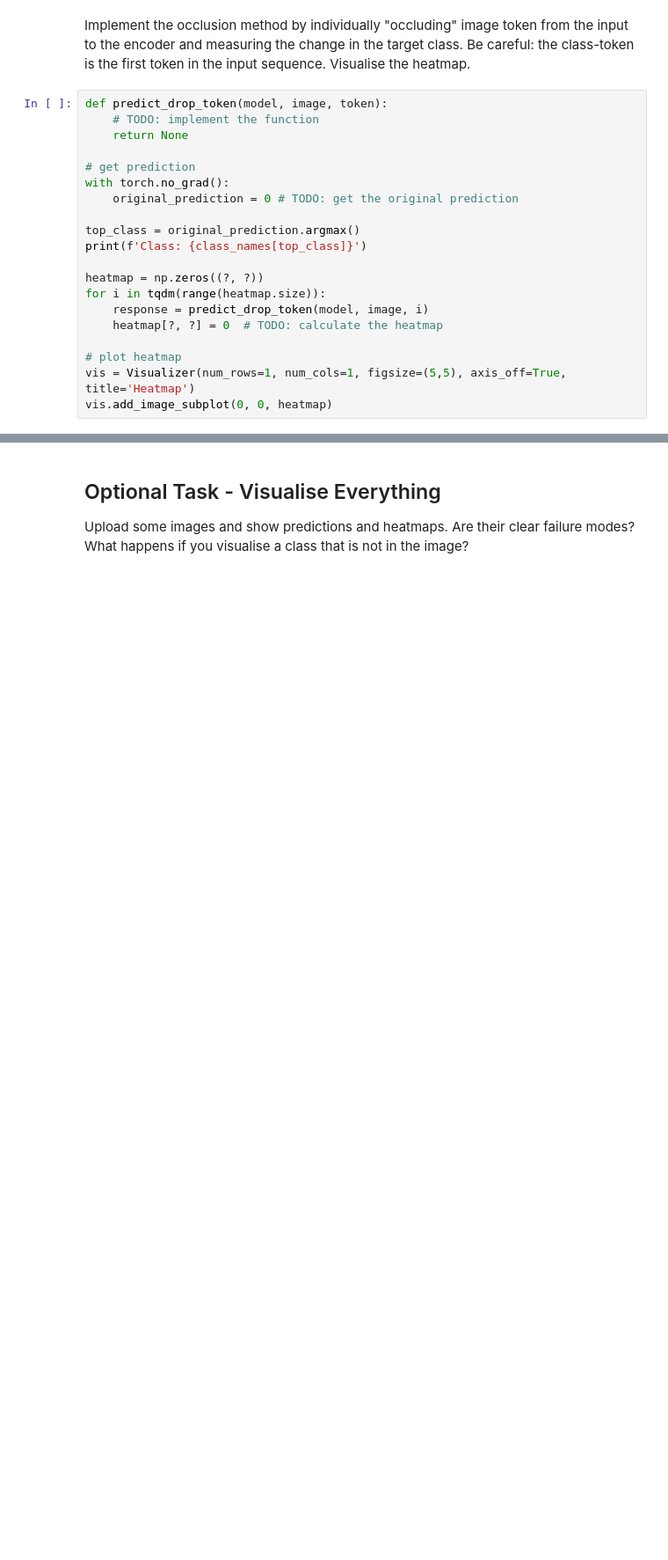
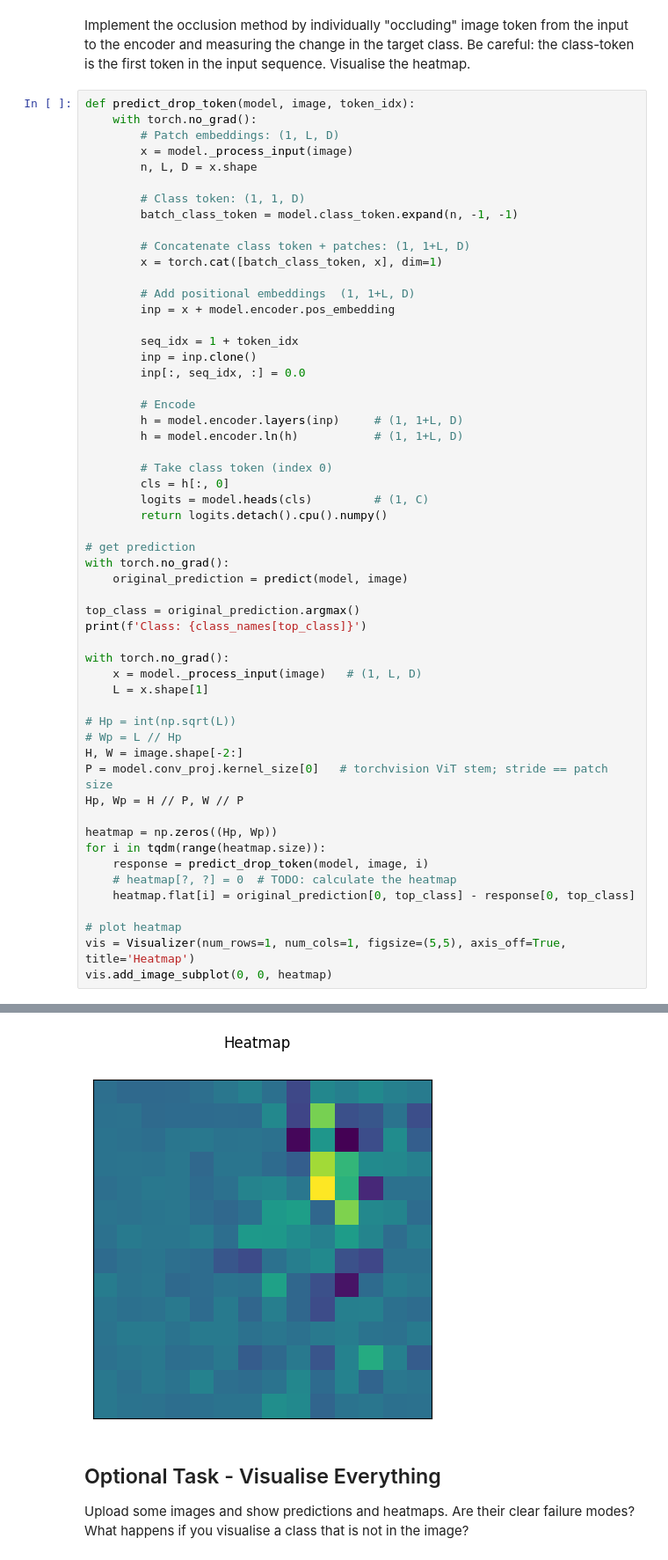
Before and after one commit to BrindanYasodaran/CVIS-oxford, a Jupyter notebook: practical2.ipynb, the cells around one changed output, grey strips where cells are left out. Shown at 88% size. Drawn from its saved outputs; the diff is of its cells as text; blank space fills up the shorter version.

```diff
--- a/practical2.ipynb
+++ b/practical2.ipynb
@@ -551,22 +562,58 @@ print(f'Predicted class: {pred}')
 # %% [markdown]
 Implement the occlusion method by individually "occluding" image token from the input to the encoder and measuring the change in the target class. Be careful: the class-token is the first token in the input sequence. Visualise the heatmap.
-# %%
-def predict_drop_token(model, image, token):
-    # TODO: implement the function
-    return None
-
-# get prediction
-with torch.no_grad():
-    original_prediction = 0 # TODO: get the original prediction
-
-top_class = original_prediction.argmax()
-print(f'Class: {class_names[top_class]}')
-
-heatmap = np.zeros((?, ?))
-for i in tqdm(range(heatmap.size)):
-    response = predict_drop_token(model, image, i)
-    heatmap[?, ?] = 0  # TODO: calculate the heatmap
-
-# plot heatmap
-vis = Visualizer(num_rows=1, num_cols=1, figsize=(5,5), axis_off=True, title='Heatmap')
-vis.add_image_subplot(0, 0, heatmap)
+# %%
+def predict_drop_token(model, image, token_idx):
+    with torch.no_grad():
+        # Patch embeddings: (1, L, D)
+        x = model._process_input(image)
+        n, L, D = x.shape
+
+        # Class token: (1, 1, D)
+        batch_class_token = model.class_token.expand(n, -1, -1)
+
+        # Concatenate class token + patches: (1, 1+L, D)
+        x = torch.cat([batch_class_token, x], dim=1)
+
+        # Add positional embeddings  (1, 1+L, D)
+        inp = x + model.encoder.pos_embedding
+
+        seq_idx = 1 + token_idx
+        inp = inp.clone()
+        inp[:, seq_idx, :] = 0.0
+
+        # Encode
+        h = model.encoder.layers(inp)     # (1, 1+L, D)
+        h = model.encoder.ln(h)           # (1, 1+L, D)
+
+        # Take class token (index 0)
+        cls = h[:, 0]
+        logits = model.heads(cls)         # (1, C)
+        return logits.detach().cpu().numpy()
+
+# get prediction
+with torch.no_grad():
+    original_prediction = predict(model, image)
+
+top_class = original_prediction.argmax()
+print(f'Class: {class_names[top_class]}')
+
+with torch.no_grad():
+    x = model._process_input(image)   # (1, L, D)
+    L = x.shape[1]
+
+# Hp = int(np.sqrt(L))
+# Wp = L // Hp
+H, W = image.shape[-2:]
+P = model.conv_proj.kernel_size[0]   # torchvision ViT stem; stride == patch size
+Hp, Wp = H // P, W // P
+
+heatmap = np.zeros((Hp, Wp))
+for i in tqdm(range(heatmap.size)):
+    response = predict_drop_token(model, image, i)
+    # heatmap[?, ?] = 0  # TODO: calculate the heatmap
+    heatmap.flat[i] = original_prediction[0, top_class] - response[0, top_class]
+
+# plot heatmap
+vis = Visualizer(num_rows=1, num_cols=1, figsize=(5,5), axis_off=True, title='Heatmap')
+vis.add_image_subplot(0, 0, heatmap)
+# %% [output]
@@ -573,3 +621,4 @@ vis.add_image_subplot(0, 0, heatmap)
+[figure, added]
 # %% [markdown]
 ## Optional Task - Visualise Everything
 Upload some images and show predictions and heatmaps. Are their clear failure modes? What happens if you visualise a class that is not in the image?
```
Also changed, not shown: parts of 4 cells of this notebook.
